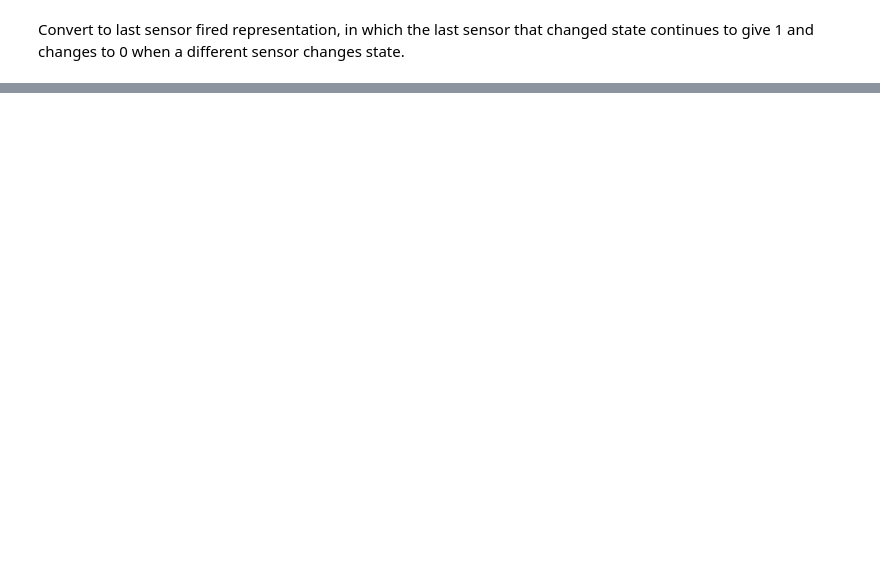
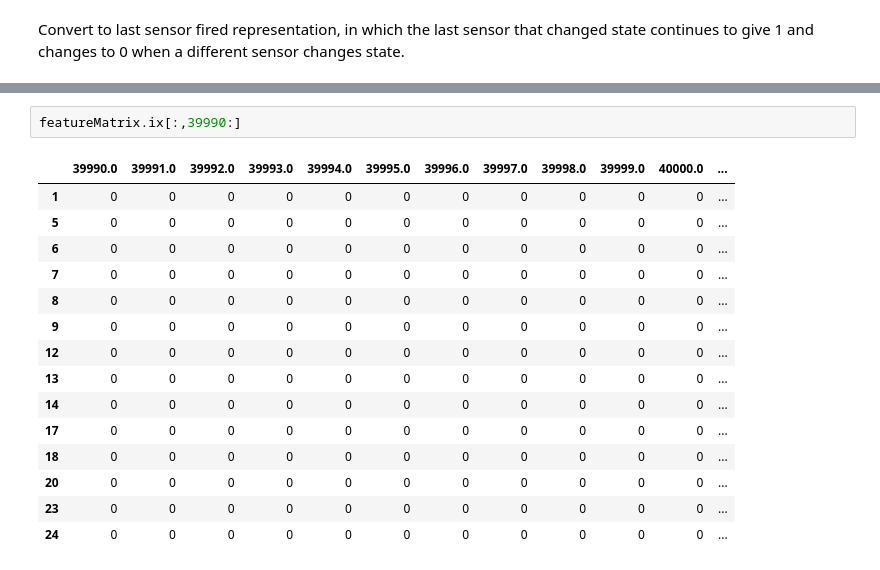
Before and after one commit to du-phan/Human-Activity-Recognition, a Jupyter notebook: Data cleaning.ipynb, the cells around one changed output, grey strips where cells are left out. Saved outputs shown, nothing was run; the diff lists cells and outputs as text; blank space fills up the shorter version.

```diff
--- a/Data cleaning.ipynb
+++ b/Data cleaning.ipynb
@@ -250,2 +306,20 @@ def convert2LastFiredFeatureMatrix(trainingSensorData, trainingActivityData, tim
+# %%
+featureMatrix.ix[:,39990:]
+# %% [output]
+|  | 39990.0 | 39991.0 | 39992.0 | 39993.0 | 39994.0 | 39995.0 | 39996.0 | 39997.0 | 39998.0 | 39999.0 | 40000.0 | ... |
+| 1 | 0 | 0 | 0 | 0 | 0 | 0 | 0 | 0 | 0 | 0 | 0 | ... |
+| 5 | 0 | 0 | 0 | 0 | 0 | 0 | 0 | 0 | 0 | 0 | 0 | ... |
+| 6 | 0 | 0 | 0 | 0 | 0 | 0 | 0 | 0 | 0 | 0 | 0 | ... |
+| 7 | 0 | 0 | 0 | 0 | 0 | 0 | 0 | 0 | 0 | 0 | 0 | ... |
+| 8 | 0 | 0 | 0 | 0 | 0 | 0 | 0 | 0 | 0 | 0 | 0 | ... |
+| 9 | 0 | 0 | 0 | 0 | 0 | 0 | 0 | 0 | 0 | 0 | 0 | ... |
+| 12 | 0 | 0 | 0 | 0 | 0 | 0 | 0 | 0 | 0 | 0 | 0 | ... |
+| 13 | 0 | 0 | 0 | 0 | 0 | 0 | 0 | 0 | 0 | 0 | 0 | ... |
+| 14 | 0 | 0 | 0 | 0 | 0 | 0 | 0 | 0 | 0 | 0 | 0 | ... |
+| 17 | 0 | 0 | 0 | 0 | 0 | 0 | 0 | 0 | 0 | 0 | 0 | ... |
+| 18 | 0 | 0 | 0 | 0 | 0 | 0 | 0 | 0 | 0 | 0 | 0 | ... |
+| 20 | 0 | 0 | 0 | 0 | 0 | 0 | 0 | 0 | 0 | 0 | 0 | ... |
+| 23 | 0 | 0 | 0 | 0 | 0 | 0 | 0 | 0 | 0 | 0 | 0 | ... |
+| 24 | 0 | 0 | 0 | 0 | 0 | 0 | 0 | 0 | 0 | 0 | 0 | ... |
 # %%
 test = pd.DataFrame(0, index = sensorLabel.index, columns = np.arange(5))
```
Also changed, not shown: parts of 15 cells of this notebook, 1 other file.
